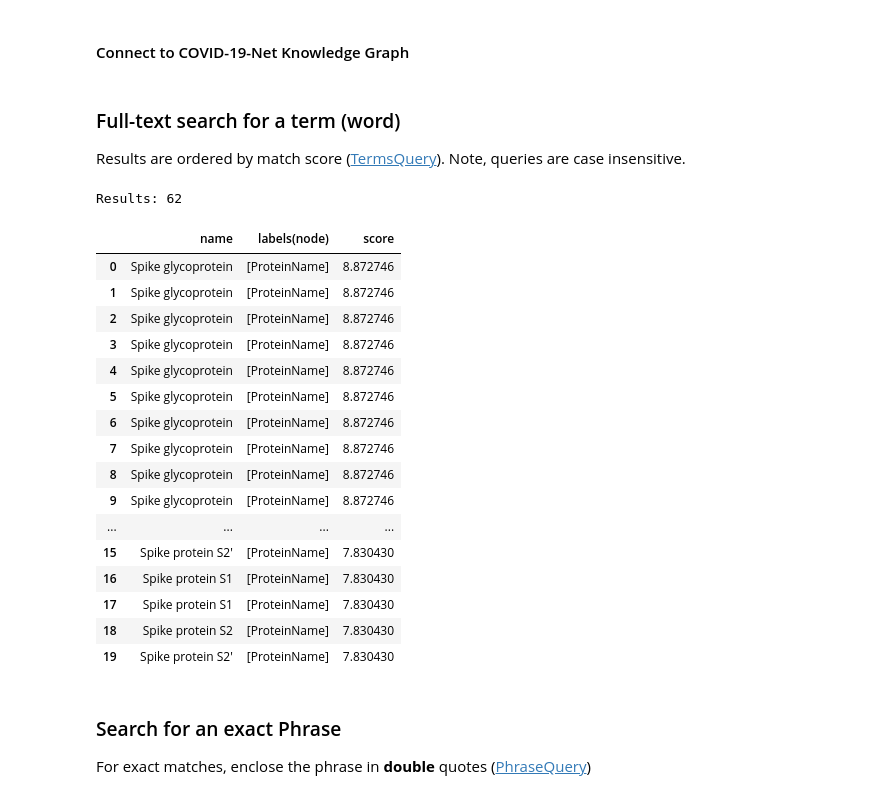
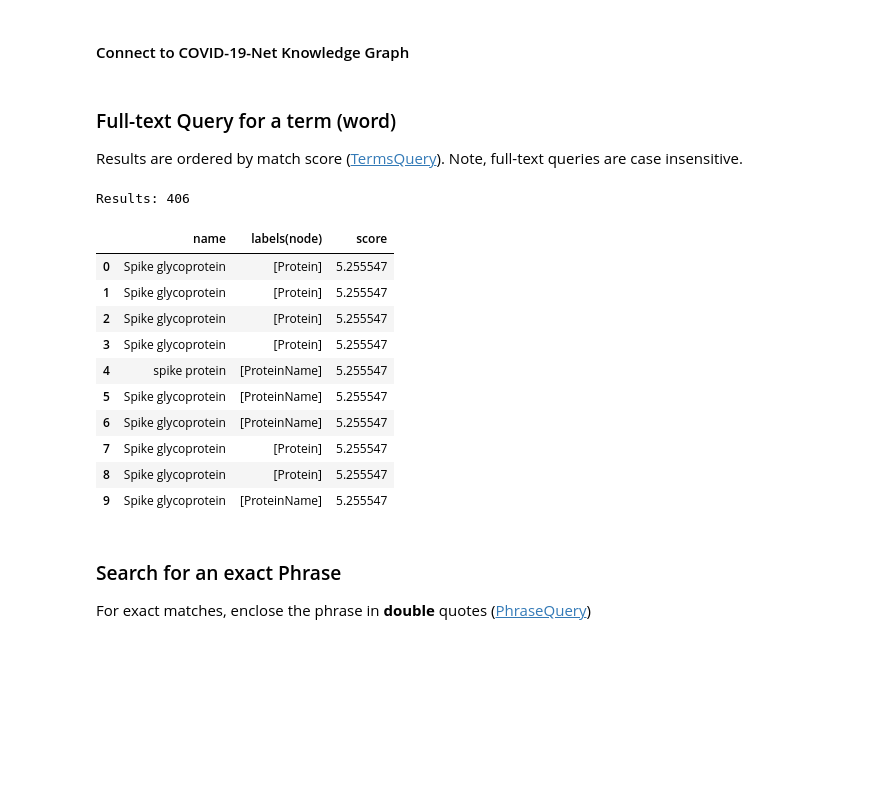
Before and after one commit to covid-19-net/covid-19-community, a Jupyter notebook: notebooks/queries/FulltextQuery.ipynb, the cells around one changed output. Drawn from its saved outputs; the diff is of its cells as text; code cells hidden in the pictures; blank space fills up the shorter version.

```diff
--- a/notebooks/queries/FulltextQuery.ipynb
+++ b/notebooks/queries/FulltextQuery.ipynb
@@ -32,37 +33,31 @@ pd.options.display.max_columns = None  # display all columsns
 # %%
 graph = Graph("bolt://132.249.238.185:7687", user="reader", password="demo")
 # %% [markdown]
-### Full-text search for a term (word)
+### Full-text Query for a term (word)
 Results are ordered by match score ([TermsQuery](https://lucene.apache.org/core/5_5_5/queries/org/apache/lucene/queries/TermsQuery.html)).
-Note, queries are case insensitive.
+Note, full-text queries are case insensitive.
 # %%
 # This query searches for the term "Spike" in the bioentities.
 query = """
 CALL db.index.fulltext.queryNodes('bioentities', 'Spike') YIELD node, score
 RETURN node.name AS name, labels(node), score
 """
 df = graph.run(query).to_data_frame()
 print('Results:', df.shape[0])
-df.head(20)
+df.head(10)
 # %% [output]
-Results: 62
+Results: 406
 |  | name | labels(node) | score |
-| 0 | Spike glycoprotein | [ProteinName] | 8.872746 |
-| 1 | Spike glycoprotein | [ProteinName] | 8.872746 |
-| 2 | Spike glycoprotein | [ProteinName] | 8.872746 |
-| 3 | Spike glycoprotein | [ProteinName] | 8.872746 |
-| 4 | Spike glycoprotein | [ProteinName] | 8.872746 |
-| 5 | Spike glycoprotein | [ProteinName] | 8.872746 |
-| 6 | Spike glycoprotein | [ProteinName] | 8.872746 |
-| 7 | Spike glycoprotein | [ProteinName] | 8.872746 |
-| 8 | Spike glycoprotein | [ProteinName] | 8.872746 |
-| 9 | Spike glycoprotein | [ProteinName] | 8.872746 |
-| ... | ... | ... | ... |
-| 15 | Spike protein S2' | [ProteinName] | 7.830430 |
-| 16 | Spike protein S1 | [ProteinName] | 7.830430 |
-| 17 | Spike protein S1 | [ProteinName] | 7.830430 |
-| 18 | Spike protein S2 | [ProteinName] | 7.830430 |
-| 19 | Spike protein S2' | [ProteinName] | 7.830430 |
+| 0 | Spike glycoprotein | [Protein] | 5.255547 |
+| 1 | Spike glycoprotein | [Protein] | 5.255547 |
+| 2 | Spike glycoprotein | [Protein] | 5.255547 |
+| 3 | Spike glycoprotein | [Protein] | 5.255547 |
+| 4 | spike protein | [ProteinName] | 5.255547 |
+| 5 | Spike glycoprotein | [ProteinName] | 5.255547 |
+| 6 | Spike glycoprotein | [ProteinName] | 5.255547 |
+| 7 | Spike glycoprotein | [Protein] | 5.255547 |
+| 8 | Spike glycoprotein | [Protein] | 5.255547 |
+| 9 | Spike glycoprotein | [ProteinName] | 5.255547 |
 # %% [markdown]
 ### Search for an exact Phrase
 For exact matches, enclose the phrase in **double** quotes ([PhraseQuery](https://lucene.apache.org/core/5_5_0/core/org/apache/lucene/search/PhraseQuery.html))
```
Also changed, not shown: parts of 32 cells of this notebook.
